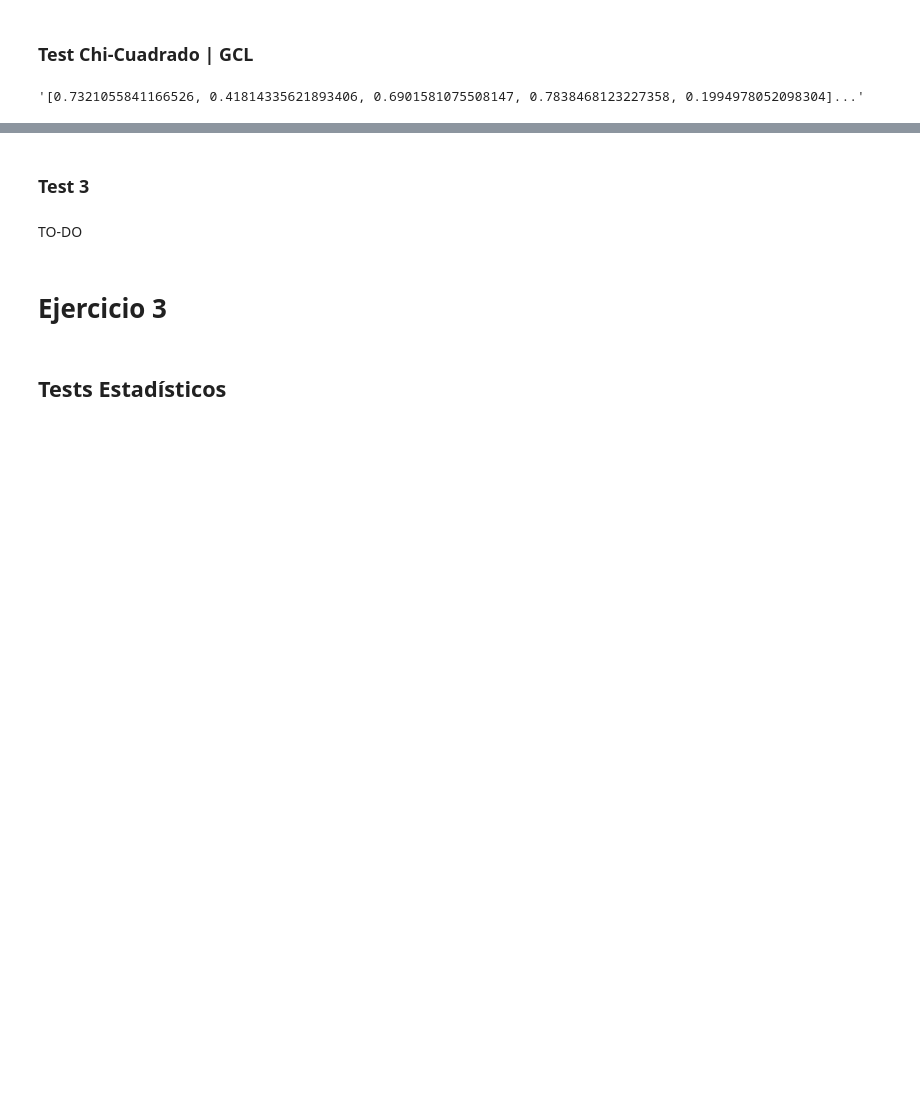
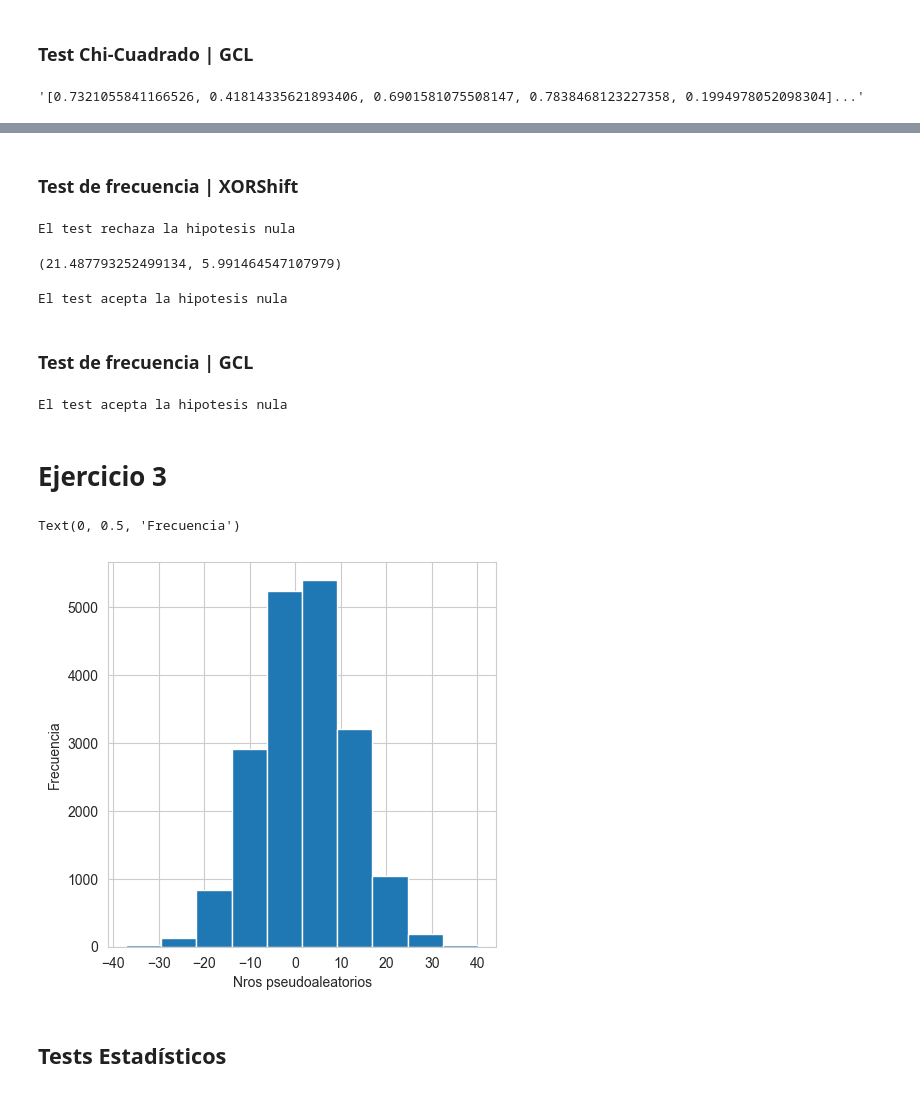
Before and after one commit to AlejandroDaneri/simulacion, a Jupyter notebook: Resolucion.ipynb, the cells around one changed output, grey strips where cells are left out. Cells and saved outputs as stored; diff of their text form; code cells hidden in the pictures; blank space fills up the shorter version.

Commit message:
feat: add last test for exc2

```diff
--- a/Resolucion.ipynb
+++ b/Resolucion.ipynb
@@ -414,7 +433,64 @@ test_chi2(frecuencies)
 # %% [markdown]
-### Test 3
+### Test de frecuencia | XORShift
-# %% [markdown]
-TO-DO
+# %%
+from scipy.stats import chi2
+from scipy.stats import chi2_contingency
+
+nrosX = generator.generate_uniform_sample(10)
+nrosY = generator.generate_uniform_sample(10)
+
+d2, p, dof, ex = chi2_contingency([[10, 20, 100], [1, 1, 100]], correction=True)
+
+limiteSuperior = chi2.ppf(0.95, df=dof)
+
+if d2 < limiteSuperior:
+    print("El test acepta la hipotesis nula")
+else:
+    print("El test rechaza la hipotesis nula")
+
+d2, limiteSuperior
+# %% [output]
+El test rechaza la hipotesis nula
+(21.487793252499134, 5.991464547107979)
+# %%
+
+m=10000
+nros = generator.generate_uniform_sample(m)
+pE=1/10
+
+frecuencias=numpy.histogram(nros, bins=10)
+
+cant = sum(frecuencias[1])
+D2 = sum([(fO - pE*m)**2 for fO in frecuencias[0]])/(pE*m)
+
+limiteSuperior = chi2.ppf(0.95, df=9)
+
+if D2 < limiteSuperior:
+    print("El test acepta la hipotesis nula")
+else:
+    print("El test rechaza la hipotesis nula")
+# %% [output]
+El test acepta la hipotesis nula
+# %% [markdown]
+### Test de frecuencia | GCL
+# %%
+m=10000
+nros = generator.generate_uniform_sample(m)
+pE=1/10
+
+frecuencias=numpy.histogram(nros, bins=10)
+
+cant = sum(frecuencias[1])
+D2 = sum([(fO - pE*m)**2 for fO in frecuencias[0]])/(pE*m)
+
+limiteSuperior = chi2.ppf(0.95, df=9)
+
+if D2 < limiteSuperior:
+    print("El test acepta la hipotesis nula")
+else:
+    print("El test rechaza la hipotesis nula")
+# %% [output]
+El test acepta la hipotesis nula
 # %% [markdown]
 # Ejercicio 3
 # %%
@@ -452,12 +528,17 @@ def gennorm(N, mu=0, sigma=1):
 # %%
 # Generamos una muestra de N=10000 y graficamos el histograma
 N=50000
 
 mu = 2.0
 sigma = 10.0
 
 data = gennorm(N, mu, sigma)
-sns.histplot(data=data).set(xlabel="Nros pseudoaleatorios",ylabel="Frecuencia")
+plt.hist(data)
+plt.xlabel("Nros pseudoaleatorios")
+plt.ylabel("Frecuencia")
+# %% [output]
+Text(0, 0.5, 'Frecuencia')
+[figure, added]
 # %% [markdown]
 ## Tests Estadísticos
 # %%
```
Also changed, not shown: parts of 47 cells of this notebook.
